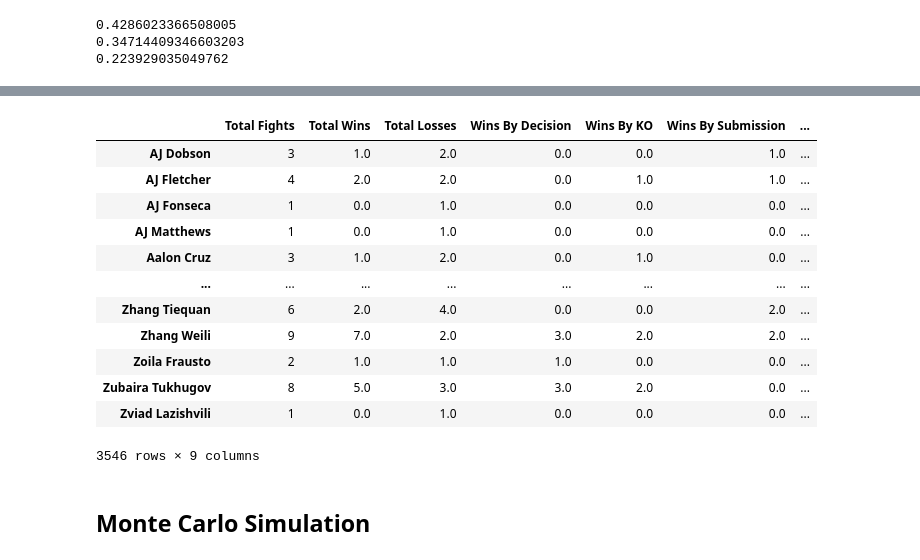
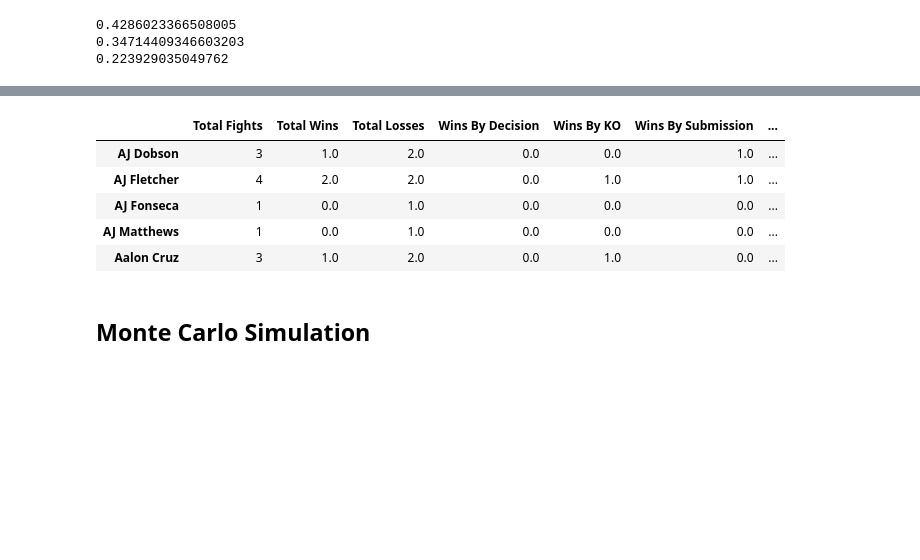
Before and after one commit to charlez1998/Monte-Carlo-Projects, a Jupyter notebook: UFC MC Sim.ipynb, the cells around one changed output, grey strips where cells are left out. Saved outputs shown, nothing was run; the diff lists cells and outputs as text; code cells hidden in the pictures; blank space fills up the shorter version.

```diff
--- a/UFC MC Sim.ipynb
+++ b/UFC MC Sim.ipynb
@@ -82,2 +74,2 @@ filtered_df2
 # %%
-df = filtered_df2
+df = cleaned_df
@@ -124,5 +111,6 @@ print(submission_count/len(df))
 # %%
-data = {
+def transform_dataset(df):
+    data = {
     'Total Fights': df.groupby(['Full Name'])['Matchup'].count(),
     'Total Wins': df.loc[df['Outcome'] == 'WIN'].groupby(['Full Name'])['Outcome'].count(),
     'Total Losses': df.loc[df['Outcome'] == 'LOSS'].groupby(['Full Name'])['Outcome'].count(),
@@ -133,3 +121,6 @@ data = {
     'Loss By KO': df.loc[(df['Outcome'] == 'LOSS') & (df['Method'].isin(kos))].groupby(['Full Name'])['Outcome'].count(),
     'Loss By Submission': df.loc[(df['Outcome'] == 'LOSS') & (df['Method'].isin(submissions))].groupby(['Full Name'])['Outcome'].count()
 }
+    fighter_stats = pd.DataFrame(data)
+    fighter_stats.fillna(0, inplace=True)
+    return fighter_stats
@@ -142,21 +127,14 @@ fighter_stats.fillna(0, inplace=True)
-# %%
-fighter_stats
-# %% [output]
-|  | Total Fights | Total Wins | Total Losses | Wins By Decision | Wins By KO | Wins By Submission | ... |
-| AJ Dobson | 3 | 1.0 | 2.0 | 0.0 | 0.0 | 1.0 | ... |
-| AJ Fletcher | 4 | 2.0 | 2.0 | 0.0 | 1.0 | 1.0 | ... |
-| AJ Fonseca | 1 | 0.0 | 1.0 | 0.0 | 0.0 | 0.0 | ... |
-| AJ Matthews | 1 | 0.0 | 1.0 | 0.0 | 0.0 | 0.0 | ... |
-| Aalon Cruz | 3 | 1.0 | 2.0 | 0.0 | 1.0 | 0.0 | ... |
-| ... | ... | ... | ... | ... | ... | ... | ... |
-| Zhang Tiequan | 6 | 2.0 | 4.0 | 0.0 | 0.0 | 2.0 | ... |
-| Zhang Weili | 9 | 7.0 | 2.0 | 3.0 | 2.0 | 2.0 | ... |
-| Zoila Frausto | 2 | 1.0 | 1.0 | 1.0 | 0.0 | 0.0 | ... |
-| Zubaira Tukhugov | 8 | 5.0 | 3.0 | 3.0 | 2.0 | 0.0 | ... |
-| Zviad Lazishvili | 1 | 0.0 | 1.0 | 0.0 | 0.0 | 0.0 | ... |
-3546 rows × 9 columns
+# %%
+df = transform_dataset(df)
 # %%
-df = fighter_stats
+df.head()
+# %% [output]
+|  | Total Fights | Total Wins | Total Losses | Wins By Decision | Wins By KO | Wins By Submission | ... |
+| AJ Dobson | 3 | 1.0 | 2.0 | 0.0 | 0.0 | 1.0 | ... |
+| AJ Fletcher | 4 | 2.0 | 2.0 | 0.0 | 1.0 | 1.0 | ... |
+| AJ Fonseca | 1 | 0.0 | 1.0 | 0.0 | 0.0 | 0.0 | ... |
+| AJ Matthews | 1 | 0.0 | 1.0 | 0.0 | 0.0 | 0.0 | ... |
+| Aalon Cruz | 3 | 1.0 | 2.0 | 0.0 | 1.0 | 0.0 | ... |
 # %% [markdown]
 ## Monte Carlo Simulation
 # %%
```
Also changed, not shown: parts of 49 cells of this notebook.
